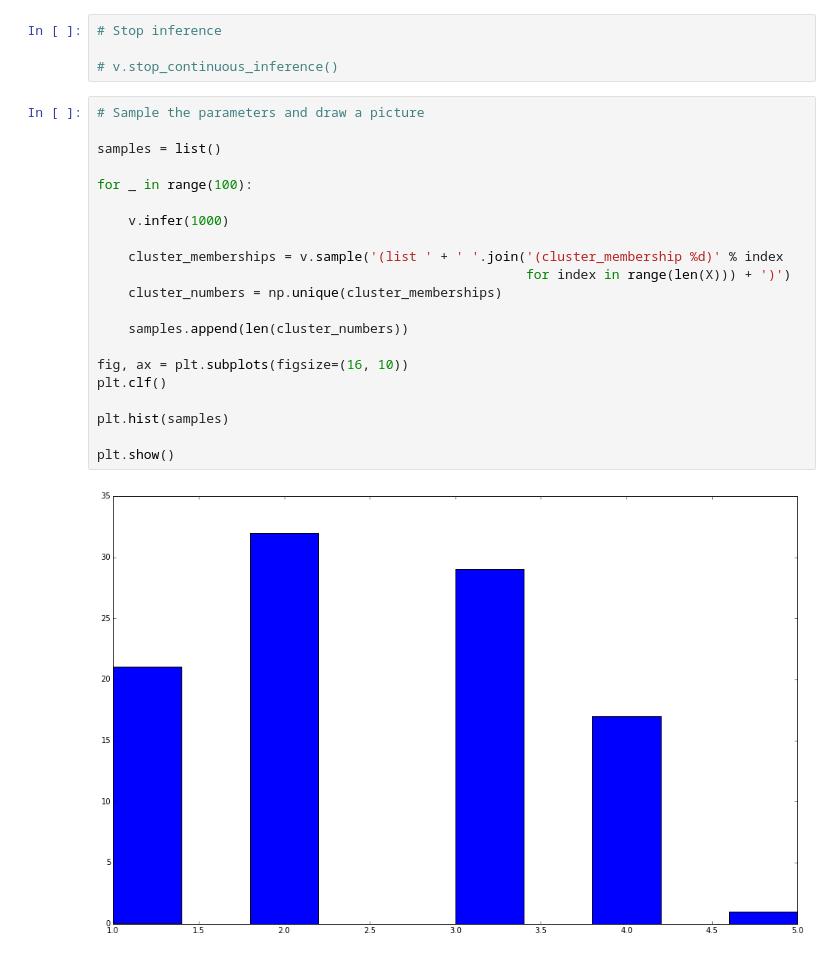
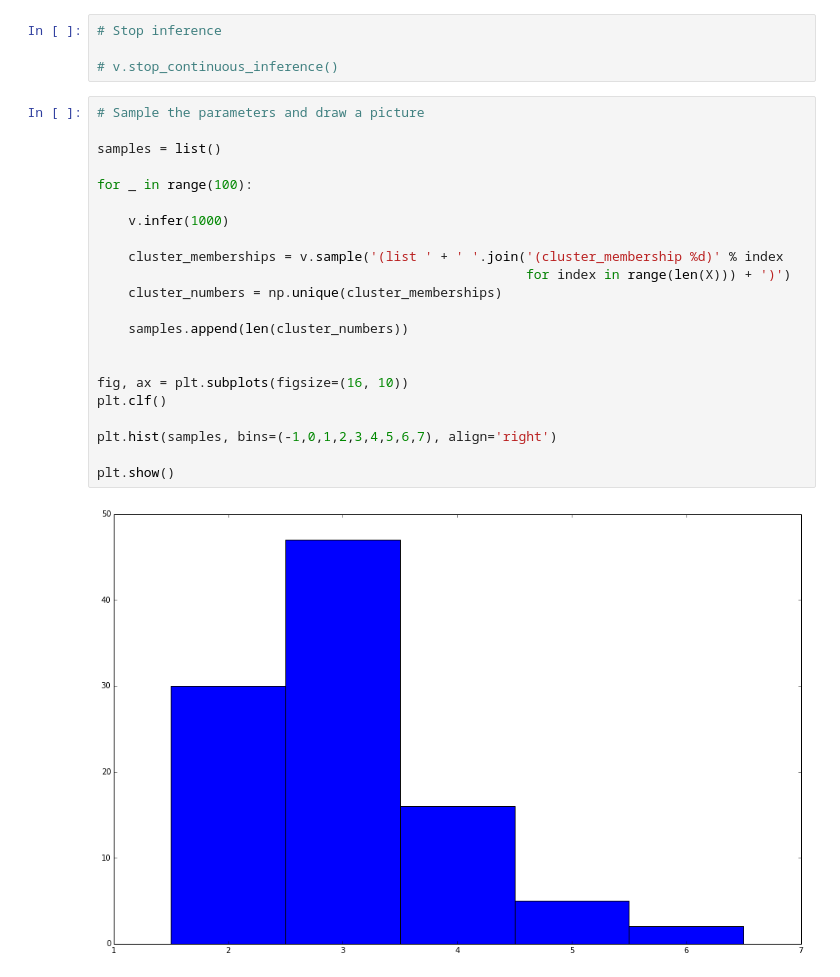
Before and after one commit to ap728/ppl-hormones, a Jupyter notebook: src/main.ipynb, the cells around one changed output. Drawn from its saved outputs; the diff is of its cells as text.

```diff
--- a/src/main.ipynb
+++ b/src/main.ipynb
@@ -173,23 +174,24 @@ array([ 0.,  0.,  0.,  0.,  0.,  0.,  0.,  0.,  0.,  0.,  0.,  0.,  0.,
 # %%
 # Sample the parameters and draw a picture
 
 samples = list()
 
 for _ in range(100):
 
     v.infer(1000)
 
     cluster_memberships = v.sample('(list ' + ' '.join('(cluster_membership %d)' % index
                                                        for index in range(len(X))) + ')')
     cluster_numbers = np.unique(cluster_memberships)
 
     samples.append(len(cluster_numbers))
 
+
 fig, ax = plt.subplots(figsize=(16, 10))
 plt.clf()
 
-plt.hist(samples)
+plt.hist(samples, bins=(-1,0,1,2,3,4,5,6,7), align='right')
 
 plt.show()
 # %% [output]
-[figure, old version]
+[figure, new version]
```
Also changed, not shown: parts of 8 cells of this notebook.
